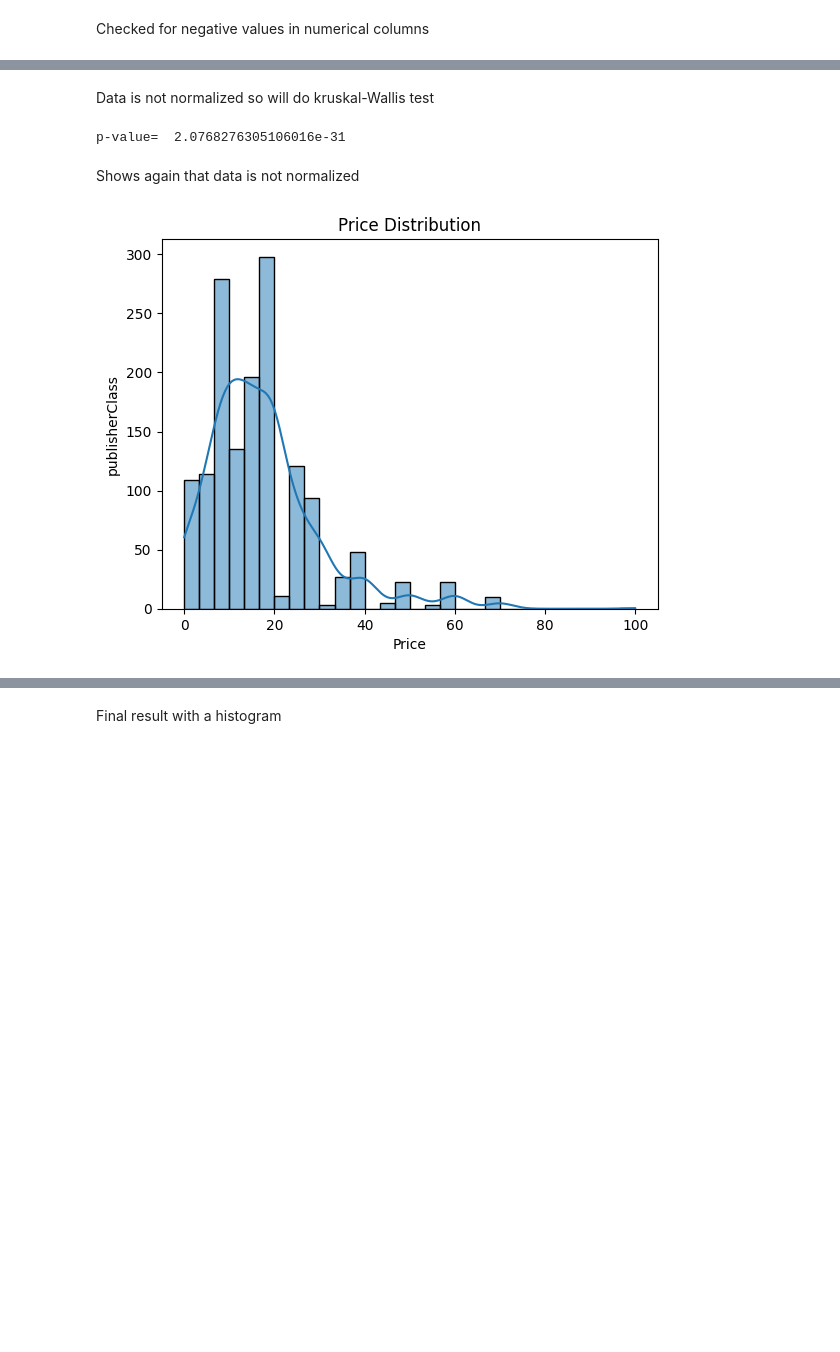
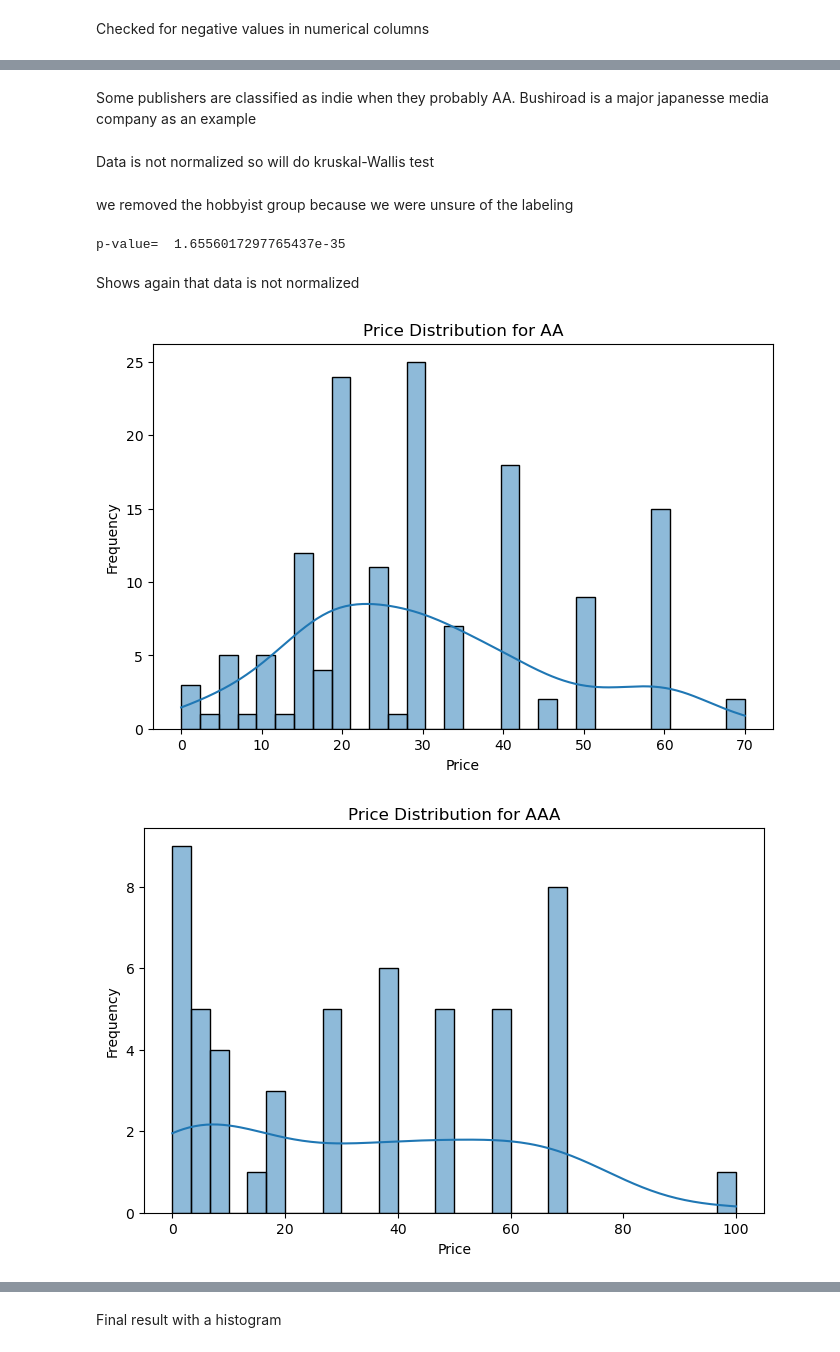
Before and after one commit to dangosailing/EDA_Excercise, a Jupyter notebook: steam.ipynb, the cells around one changed output, grey strips where cells are left out. Saved outputs shown, nothing was run; the diff lists cells and outputs as text; code cells hidden in the pictures; blank space fills up the shorter version.

Commit message:
change data set

```diff
--- a/steam.ipynb
+++ b/steam.ipynb
@@ -31,9 +31,11 @@ import pandas as pd
 data = pd.read_csv('./Steam_2024_bestRevenue_1500.csv')
 
 
-data.sort_values(by='price', ascending=False, inplace=True)
+data.sort_values(by='revenue', ascending=False, inplace=True)
 
 #data cleaning
 #data.isna().sum()
-data.info()
+#data.info()
+
+data.head(20)
 # %% [output]
@@ -136,3 +139,14 @@ Checked for negative values in numerical columns
+# %%
+def remove_outliers(group):
+    Q1 = group['price'].quantile(0.25)
+    Q3 = group['price'].quantile(0.75)
+    IQR = Q3 - Q1
+    lower_bound = Q1 - 1.5 * IQR
+    upper_bound = Q3 + 1.5 * IQR
+    return group[(group['price'] >= lower_bound) & (group['price'] <= upper_bound)]
+
+
+data = data.groupby('publisherClass', group_keys=False).apply(remove_outliers)
 # %%
 from scipy.stats import shapiro
 import seaborn as sns
@@ -154,5 +168,9 @@ data is not normalized
+# %% [markdown]
+Some publishers are classified as indie when they probably AA. Bushiroad is a major japanesse media company as an example
 # %% [markdown]
 Data is not normalized so will do kruskal-Wallis test
+# %% [markdown]
+we removed the hobbyist group because we were unsure of the labeling
 # %%
 from scipy.stats import kruskal
 
@@ -164,17 +182,24 @@ stat, p = kruskal(class_AAA, class_indie, class_AA)
 
 print('p-value= ', p)
 # %% [output]
-p-value=  2.0768276305106016e-31
+p-value=  1.6556017297765437e-35
 # %% [markdown]
 Shows again that data is not normalized
 # %%
-from matplotlib import pyplot as plt
 import seaborn as sns
+import matplotlib.pyplot as plt
 
-sns.histplot(data['price'], bins=30, kde=True)
-plt.title('Price Distribution')
-plt.xlabel('Price')
-plt.ylabel('publisherClass')
-plt.show()
+
+data = data[data['publisherClass'] != 'Hobbyist']
+classes = data['publisherClass'].unique()
+
+for publisher_class in classes:
+    plt.figure(figsize=(8, 5))
+    sns.histplot(data[data['publisherClass'] == publisher_class]['price'], kde=True, bins=30)
+    plt.title(f'Price Distribution for {publisher_class}')
+    plt.xlabel('Price')
+    plt.ylabel('Frequency')
+    plt.show()
 # %% [output]
-[figure, old version]
+[figure, new version]
+[figure, added]
```
Also changed, not shown: parts of 5 cells of this notebook, 3 other files.
